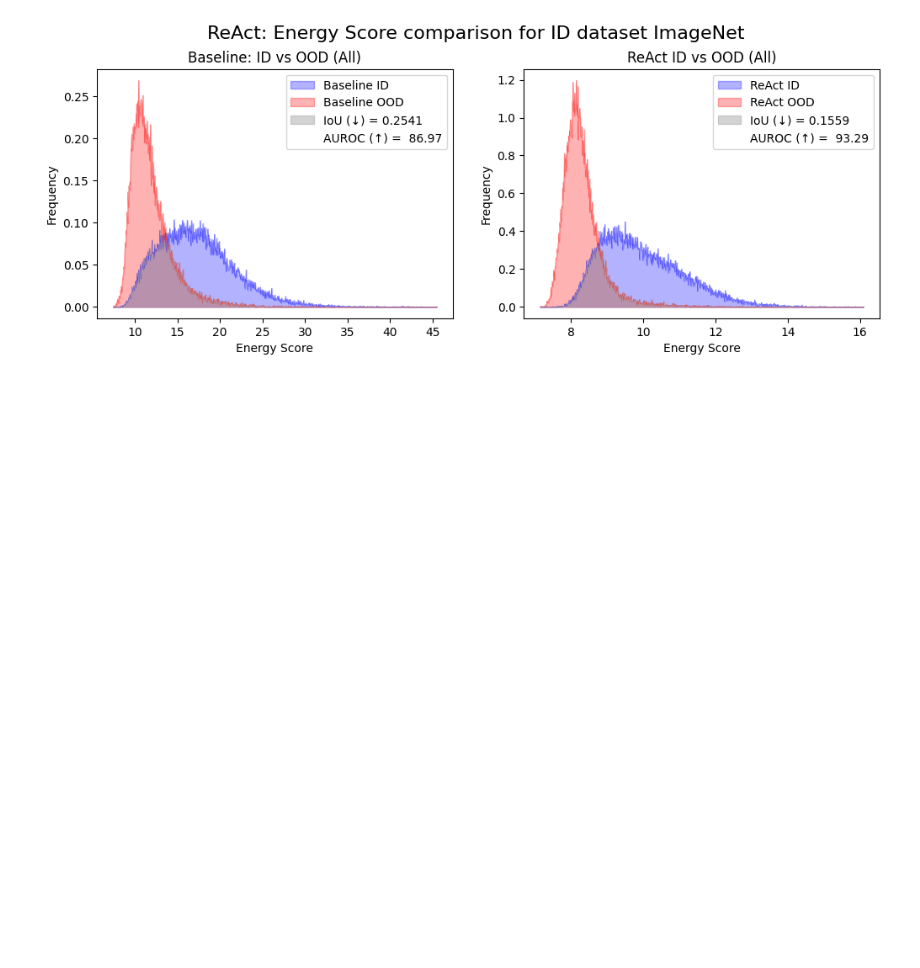
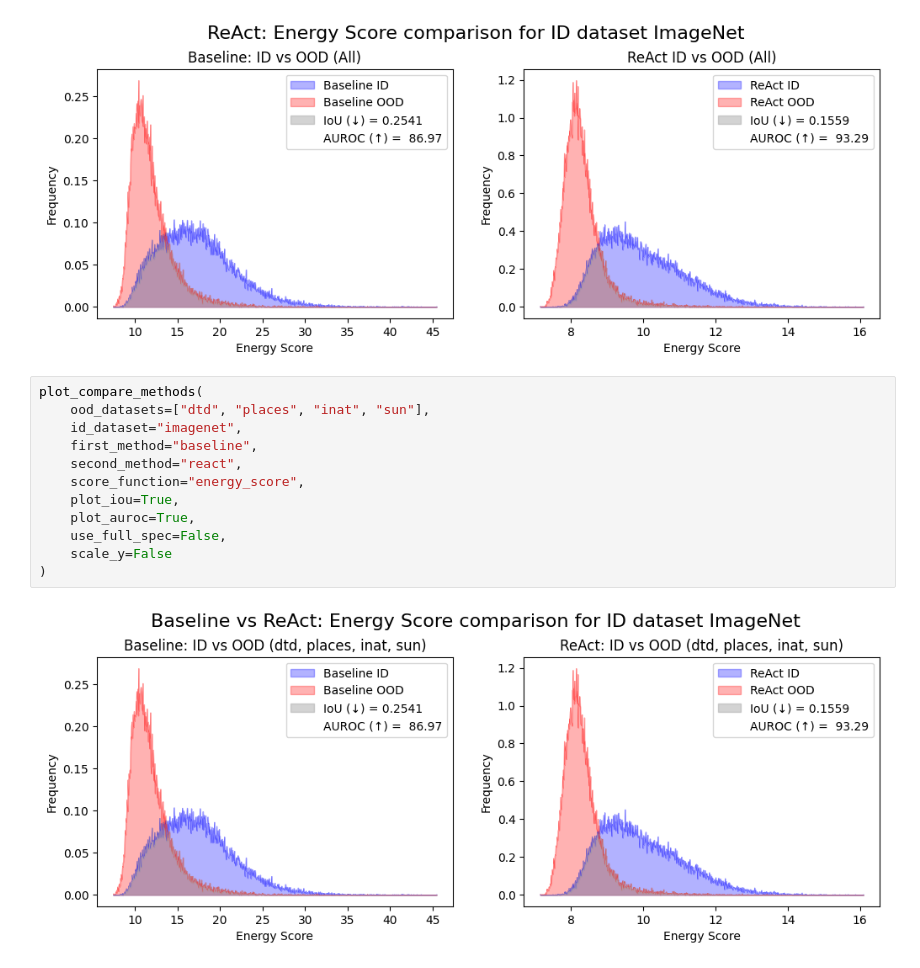
Before and after one commit to PaulRabich/RectPruneOOD, a Jupyter notebook: notebooks/visualize_distributions.ipynb, the cells around one changed output. Saved outputs shown, nothing was run; the diff lists cells and outputs as text; blank space fills up the shorter version.

Commit message:
rework plotting function

```diff
--- a/notebooks/visualize_distributions.ipynb
+++ b/notebooks/visualize_distributions.ipynb
@@ -63,3 +63,17 @@ plot_baseline_comparison(
 )
 # %% [output]
 [figure]
+# %%
+plot_compare_methods(
+    ood_datasets=["dtd", "places", "inat", "sun"],
+    id_dataset="imagenet",
+    first_method="baseline",
+    second_method="react",
+    score_function="energy_score",
+    plot_iou=True,
+    plot_auroc=True,
+    use_full_spec=False,
+    scale_y=False
+)
+# %% [output]
+[figure, added]
```
Also changed, not shown: parts of 1 cell of this notebook, 2 other files.
